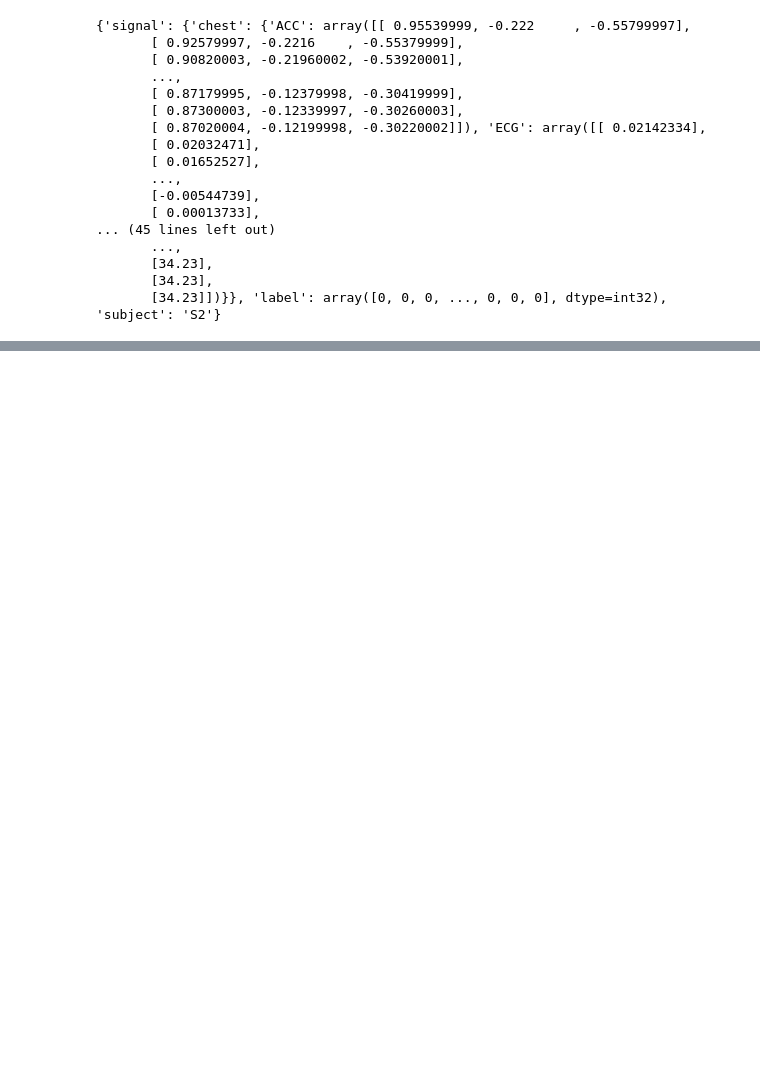
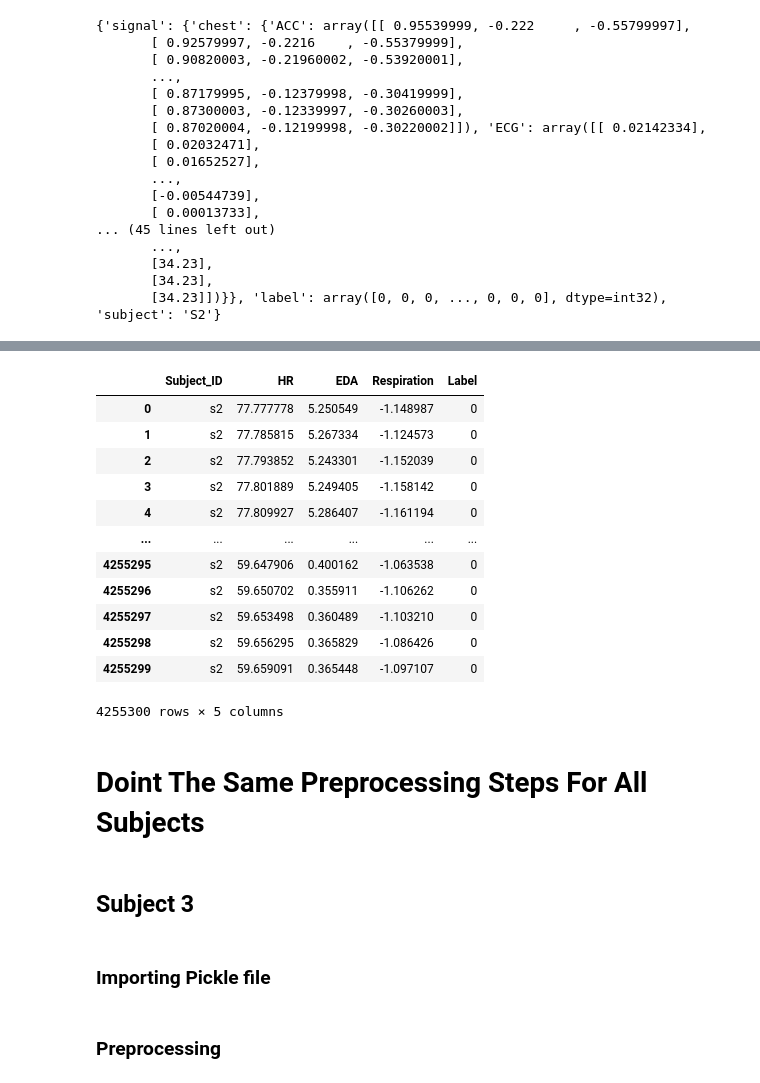
Before and after one commit to abdul-azeem-elsharkawy/Stress-Detection-via-Wearable-Sensors, a Jupyter notebook: stress-detection-via-wearable-sensors.ipynb, the cells around one changed output, grey strips where cells are left out. Cells and saved outputs as stored; diff of their text form; code cells hidden in the pictures; blank space fills up the shorter version.

Commit message:
Data Framing HR,EDA,Resp,Label in all subjects

```diff
--- a/stress-detection-via-wearable-sensors.ipynb
+++ b/stress-detection-via-wearable-sensors.ipynb
@@ -103,0 +62,64 @@ print(time)
+# %%
+s2_ecg_signal = s2["signal"]["chest"]["ECG"]
+s2_eda_signal = s2["signal"]["chest"]["EDA"]
+s2_resp_signal = s2["signal"]["chest"]["Resp"]
+s2_labels = s2["label"]
+
+# Flatten the data (make it 1D array)
+s2_ecg_signal = s2_ecg_signal.flatten()
+s2_eda_signal = s2_eda_signal.flatten()
+s2_resp_signal = s2_resp_signal.flatten()
+
+# Sampling Rates
+fs_ecg = 700
+fs_eda = 4
+fs_resp = 700
+fs_labels = 700
+
+# Noise Reduction
+s2_ecg_cleaned = nk.ecg_clean(s2_ecg_signal, sampling_rate=fs_ecg)
+
+# Finding R-Peaks
+s2_r_peaks, _ = signal.find_peaks(s2_ecg_cleaned, distance=fs_ecg*0.6, height=np.mean(s2_ecg_cleaned))
+
+# Calculate HR in Beats Per Minute (BPM)
+s2_rr_intervals = np.diff(s2_r_peaks) / fs_ecg
+s2_hr_bpm = 60 / s2_rr_intervals
+
+# Making HR and EDA equal in number of samples
+s2_hr_bpm_resampled = np.interp(np.linspace(0, len(s2_hr_bpm), len(s2_eda_signal)),
+                             np.linspace(0, len(s2_hr_bpm), len(s2_hr_bpm)),
+                             s2_hr_bpm)
+
+# Synchronizing features and labels
+s2_data_dict = {
+    "Subject_ID": 's2',
+    "HR": s2_hr_bpm_resampled,         # معدل ضربات القلب (HR) متزامن مع EDA
+    "EDA": s2_eda_signal[:len(s2_hr_bpm_resampled)],  # اقتصاص EDA ليتطابق مع HR
+    "Respiration": s2_resp_signal[:len(s2_hr_bpm_resampled)],  # اقتصاص Respiration
+    "Label": s2_labels[:len(s2_hr_bpm_resampled)]  # التصنيفات الخاصة بالمريض
+}
+
+s2_df = pd.DataFrame(s2_data_dict)
+# %%
+s2_df
+# %% [output]
+|  | Subject_ID | HR | EDA | Respiration | Label |
+| 0 | s2 | 77.777778 | 5.250549 | -1.148987 | 0 |
+| 1 | s2 | 77.785815 | 5.267334 | -1.124573 | 0 |
+| 2 | s2 | 77.793852 | 5.243301 | -1.152039 | 0 |
+| 3 | s2 | 77.801889 | 5.249405 | -1.158142 | 0 |
+| 4 | s2 | 77.809927 | 5.286407 | -1.161194 | 0 |
+| ... | ... | ... | ... | ... | ... |
+| 4255295 | s2 | 59.647906 | 0.400162 | -1.063538 | 0 |
+| 4255296 | s2 | 59.650702 | 0.355911 | -1.106262 | 0 |
+| 4255297 | s2 | 59.653498 | 0.360489 | -1.103210 | 0 |
+| 4255298 | s2 | 59.656295 | 0.365829 | -1.086426 | 0 |
+| 4255299 | s2 | 59.659091 | 0.365448 | -1.097107 | 0 |
+4255300 rows × 5 columns
+# %% [markdown]
+# Doint The Same Preprocessing Steps For All Subjects
+# %% [markdown]
+## Subject 3
+# %% [markdown]
+### Importing Pickle file
@@ -103,0 +129,2 @@ print(time)
+# %% [markdown]
+### Preprocessing
```
Also changed, not shown: parts of 31 cells of this notebook.
